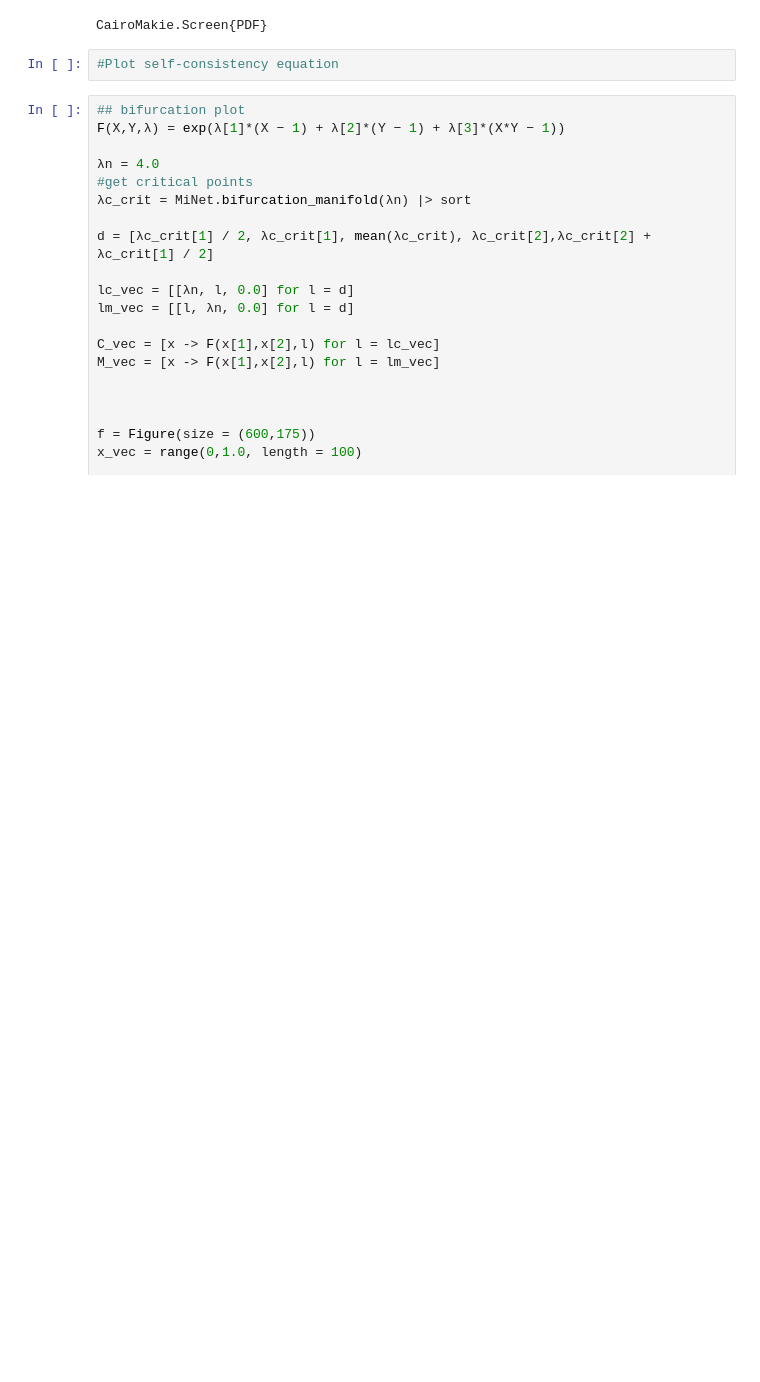
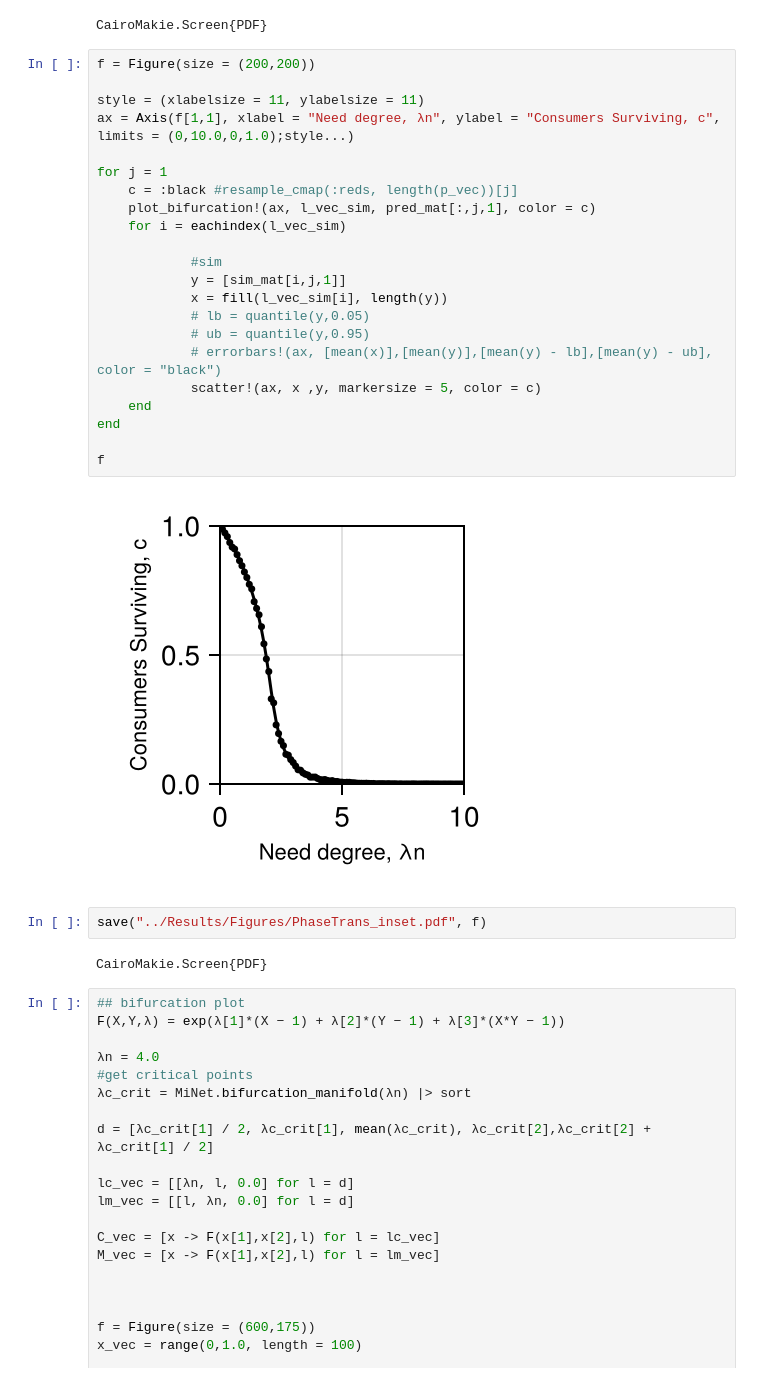
Before and after one commit to CleggTom/MiNet, a Jupyter notebook: Notebooks/Main.ipynb, the cells around one changed output. Drawn from its saved outputs; the diff is of its cells as text; blank space fills up the shorter version.

```diff
--- a/Notebooks/Main.ipynb
+++ b/Notebooks/Main.ipynb
@@ -156,8 +147,34 @@ LoadError: UndefVarError: `b0_sols` not defined
 save("../Results/Figures/PhaseTrans.pdf", f)
 # %% [output]
 CairoMakie.Screen{PDF}
+# %%
+f = Figure(size = (200,200))
+
+style = (xlabelsize = 11, ylabelsize = 11)
+ax = Axis(f[1,1], xlabel = "Need degree, λn", ylabel = "Consumers Surviving, c", limits = (0,10.0,0,1.0);style...)
+
+for j = 1
+    c = :black #resample_cmap(:reds, length(p_vec))[j]
+    plot_bifurcation!(ax, l_vec_sim, pred_mat[:,j,1], color = c)
+    for i = eachindex(l_vec_sim)
+
+            #sim
+            y = [sim_mat[i,j,1]]
+            x = fill(l_vec_sim[i], length(y))
+            # lb = quantile(y,0.05)
+            # ub = quantile(y,0.95)
+            # errorbars!(ax, [mean(x)],[mean(y)],[mean(y) - lb],[mean(y) - ub], color = "black")
+            scatter!(ax, x ,y, markersize = 5, color = c)
+    end
+end
+
+f
+# %% [output]
+[figure, added]
 # %%
-#Plot self-consistency equation
+save("../Results/Figures/PhaseTrans_inset.pdf", f)
+# %% [output]
+CairoMakie.Screen{PDF}
 # %%
 ## bifurcation plot
 F(X,Y,λ) = exp(λ[1]*(X − 1) + λ[2]*(Y − 1) + λ[3]*(X*Y − 1))
```
Also changed, not shown: parts of 42 cells of this notebook, 25 other files.
